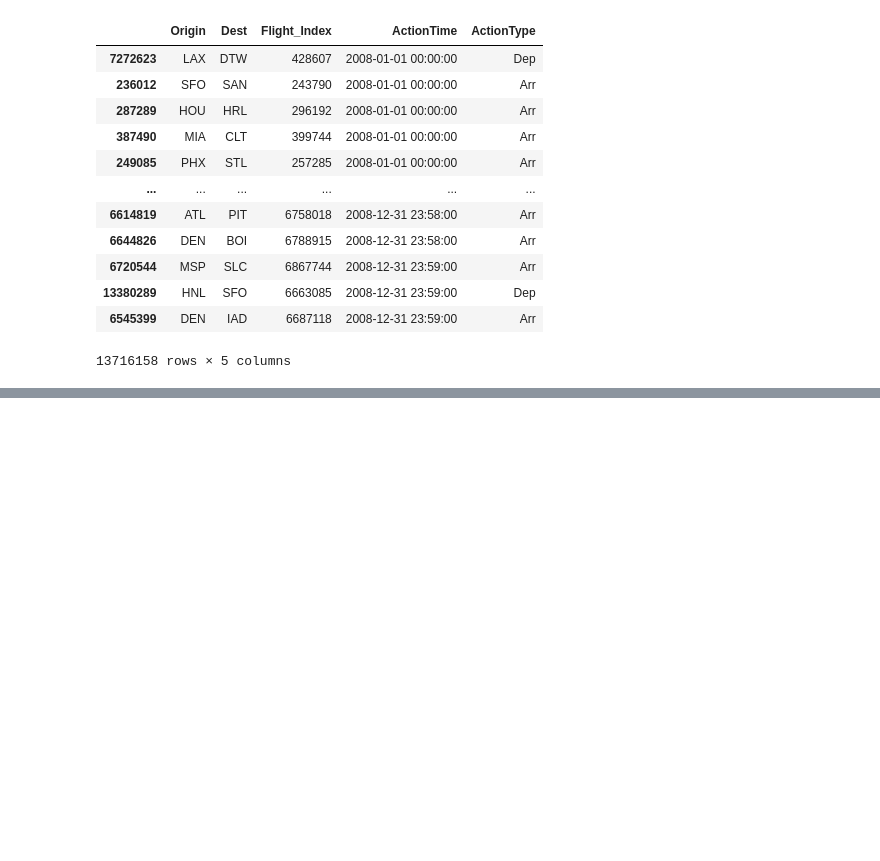
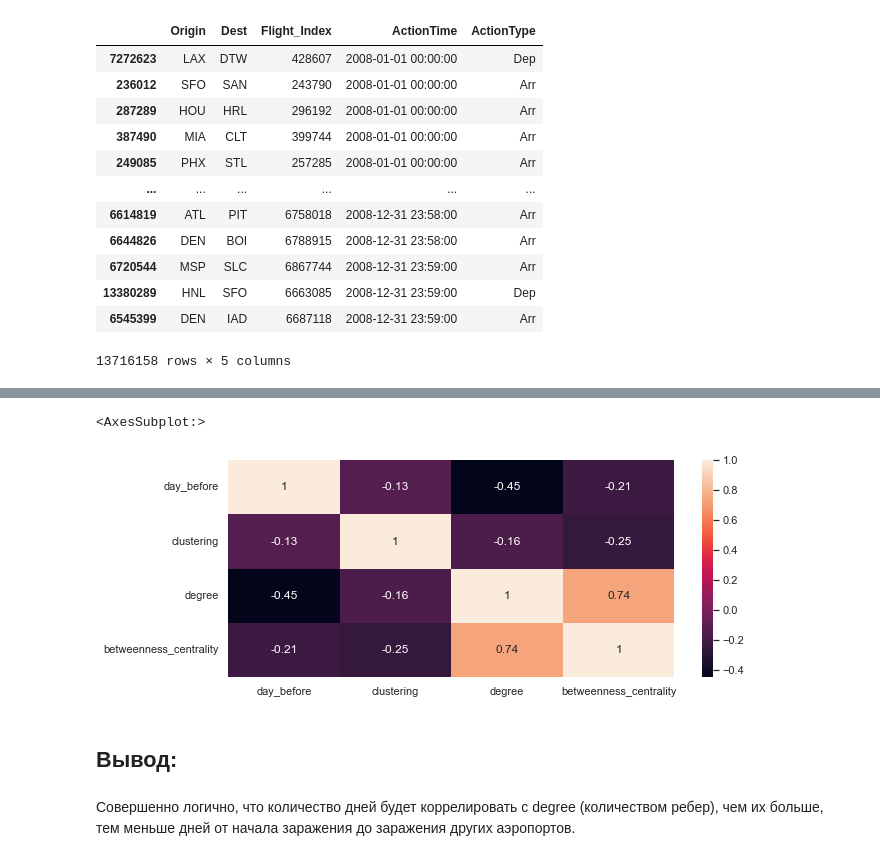
Before and after one commit to grannycola/my_projects, a Jupyter notebook: hw-9/main.ipynb, the cells around one changed output, grey strips where cells are left out. Drawn from its saved outputs; the diff is of its cells as text; code cells hidden in the pictures; blank space fills up the shorter version.

```diff
--- a/hw-9/main.ipynb
+++ b/hw-9/main.ipynb
@@ -184,0 +382,9 @@ results
+# %%
+sns.heatmap(metrics.corr(), annot=True)
+# %% [output]
+<AxesSubplot:>
+[figure, added]
+# %% [markdown]
+## Вывод:
+# %% [markdown]
+Совершенно логично, что количество дней будет коррелировать с degree (количеством ребер), чем их больше, тем меньше дней от начала заражения до заражения других аэропортов.
```
Also changed, not shown: parts of 20 cells of this notebook.
